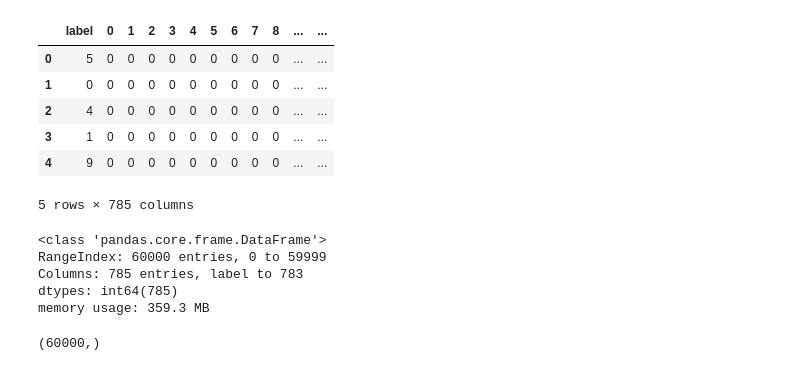
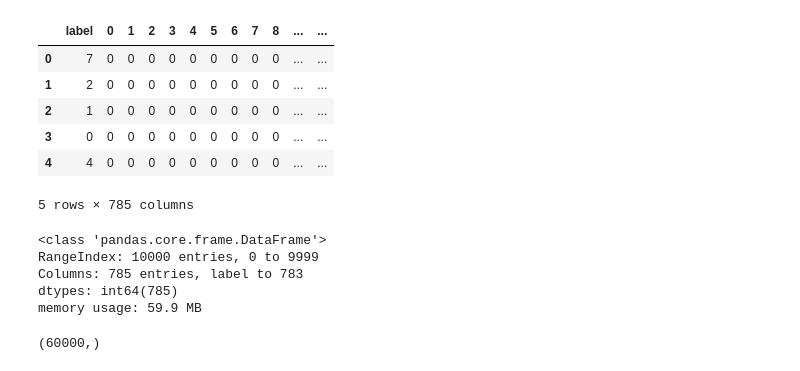
Before and after one commit to Abhishek7348/Abhishek7348, a Jupyter notebook: Activatoion in mnist.ipynb, the cells around one changed output. Drawn from its saved outputs; the diff is of its cells as text; code cells hidden in the pictures.

```diff
--- a/Activatoion in mnist.ipynb
+++ b/Activatoion in mnist.ipynb
@@ -11,23 +11,23 @@ from matplotlib import pyplot as plt
 train_data = pd.read_csv('/content/mnist_train.csv')  # Use pd.read_csv to create a DataFrame
 test_data = pd.read_csv('/content/mnist_test.csv')    # Use pd.read_csv to create a DataFrame
 # %%
-train_data.head()
+test_data.head()
 # %% [output]
 |  | label | 0 | 1 | 2 | 3 | 4 | 5 | 6 | 7 | 8 | ... | ... |
-| 0 | 5 | 0 | 0 | 0 | 0 | 0 | 0 | 0 | 0 | 0 | ... | ... |
-| 1 | 0 | 0 | 0 | 0 | 0 | 0 | 0 | 0 | 0 | 0 | ... | ... |
-| 2 | 4 | 0 | 0 | 0 | 0 | 0 | 0 | 0 | 0 | 0 | ... | ... |
-| 3 | 1 | 0 | 0 | 0 | 0 | 0 | 0 | 0 | 0 | 0 | ... | ... |
-| 4 | 9 | 0 | 0 | 0 | 0 | 0 | 0 | 0 | 0 | 0 | ... | ... |
+| 0 | 7 | 0 | 0 | 0 | 0 | 0 | 0 | 0 | 0 | 0 | ... | ... |
+| 1 | 2 | 0 | 0 | 0 | 0 | 0 | 0 | 0 | 0 | 0 | ... | ... |
+| 2 | 1 | 0 | 0 | 0 | 0 | 0 | 0 | 0 | 0 | 0 | ... | ... |
+| 3 | 0 | 0 | 0 | 0 | 0 | 0 | 0 | 0 | 0 | 0 | ... | ... |
+| 4 | 4 | 0 | 0 | 0 | 0 | 0 | 0 | 0 | 0 | 0 | ... | ... |
 5 rows × 785 columns
 # %%
-train_data.info()
+test_data.info()
 # %% [output]
 <class 'pandas.core.frame.DataFrame'>
-RangeIndex: 60000 entries, 0 to 59999
+RangeIndex: 10000 entries, 0 to 9999
 Columns: 785 entries, label to 783
 dtypes: int64(785)
-memory usage: 359.3 MB
+memory usage: 59.9 MB
 # %%
 # Split training data
 Y_train = train_data.iloc[:, 0].values               # First column is labels
```
Also changed, not shown: parts of 16 cells of this notebook.
